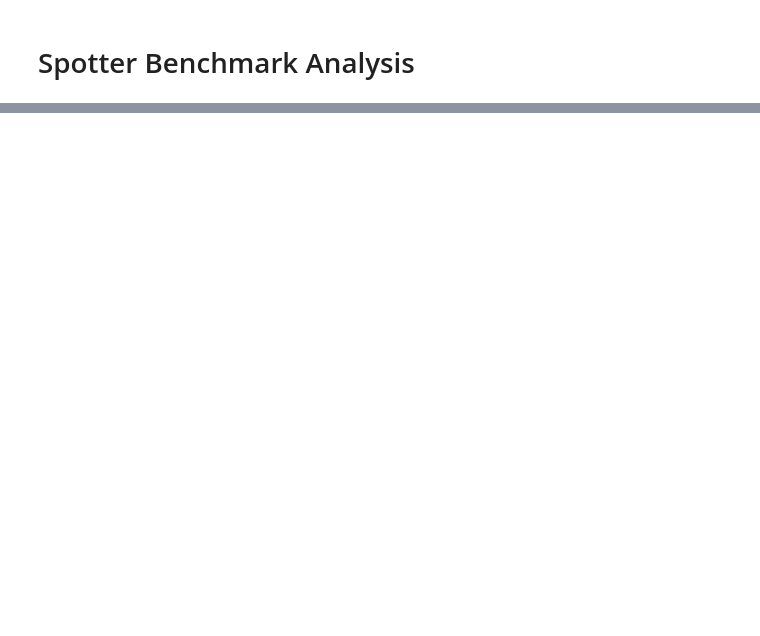
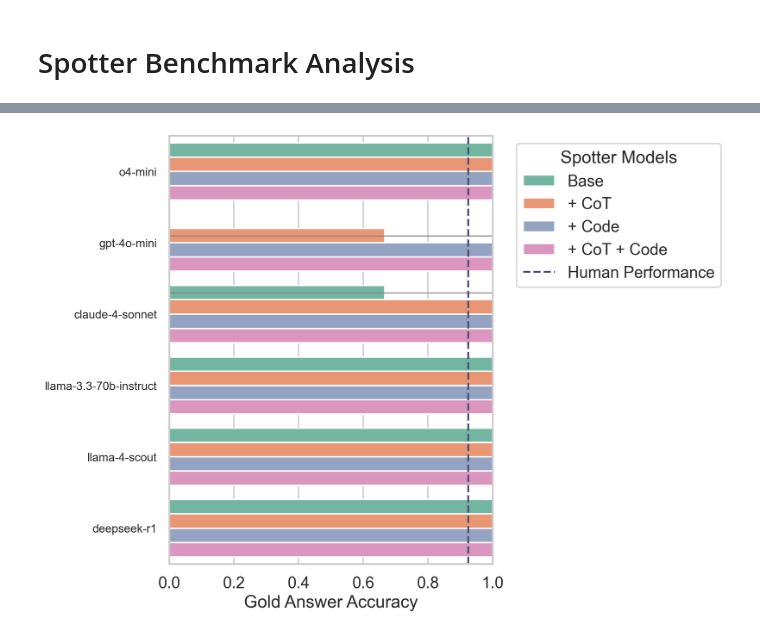
Before and after one commit to gabegrand/battleship, a Jupyter notebook: experiments/collaborative/spotter_analysis.ipynb, the cells around one changed output, grey strips where cells are left out. Saved outputs shown, nothing was run; the diff lists cells and outputs as text; code cells hidden in the pictures; blank space fills up the shorter version.

```diff
--- a/experiments/collaborative/spotter_analysis.ipynb
+++ b/experiments/collaborative/spotter_analysis.ipynb
@@ -36,6 +44,6 @@ df_gold = load_dataset(experiment_path=PATH_DATA, use_gold=True)
 # %%
 RESULTS_PATH = os.path.join(
-    "spotter_benchmarks", "run_2025_07_07_11_04_28", "summary.json"
+    "spotter_benchmarks", "run_2025_07_09_16_55_45", "summary.json"
 )
 
 df = pd.read_json(RESULTS_PATH)
@@ -46,11 +68,11 @@ def add_display_fields(df):
     """Add display names and categorizations to the dataframe."""
     # Add spotter type categorization
     df["spotter_type_short"] = df.apply(
-        lambda row: get_spotter_type_short(row["spotterModel"], row["CoT"]), axis=1
+        lambda row: get_spotter_type_short(row["spotter_type"], row["use_cot"]), axis=1
     )
 
     # Add model display name
-    df["model_display_name"] = df["model"].map(MODEL_DISPLAY_NAMES)
+    df["llm_display_name"] = df["llm"].map(MODEL_DISPLAY_NAMES)
 
     return df
 
@@ -75,35 +128,37 @@ with sns.plotting_context(context="talk"), sns.axes_style("whitegrid"):
     sns.barplot(
         data=df,
         x="is_correct",
-        y="model_display_name",
+        y="llm_display_name",
         hue="spotter_type_short",
         errorbar=("ci", 95),
         err_kws={
             "color": "gray",
             "linewidth": 1,
         },
         capsize=0.2,
     )
 
     plt.axvline(
         human_accuracy_baseline,
         color="#4b4f73",
         linestyle="--",
         linewidth=2.0,
         label="Human Performance",
     )
 
     plt.ylabel("")
     plt.xlabel("Gold Answer Accuracy")
 
     plt.xlim(0.0, 1.0)
 
     plt.yticks(fontsize=12)
 
     plt.legend(title="Spotter Models", bbox_to_anchor=(1.05, 1), loc='upper left')
 
     plt.savefig(
         os.path.join(PATH_EXPORT, "spotter_accuracy.pdf"),
         bbox_inches="tight",
         dpi=300,
     )
+# %% [output]
+[figure, added]
```
Also changed, not shown: parts of 7 cells of this notebook, 5 other files.
